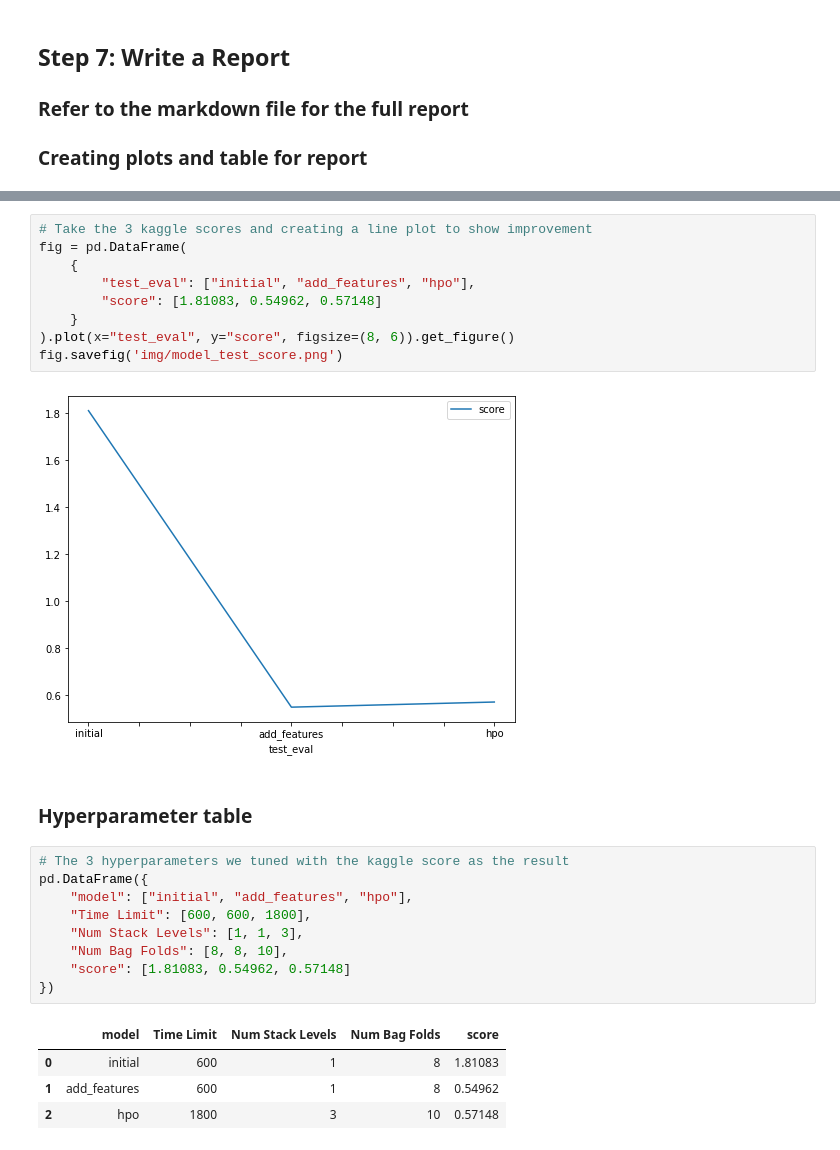
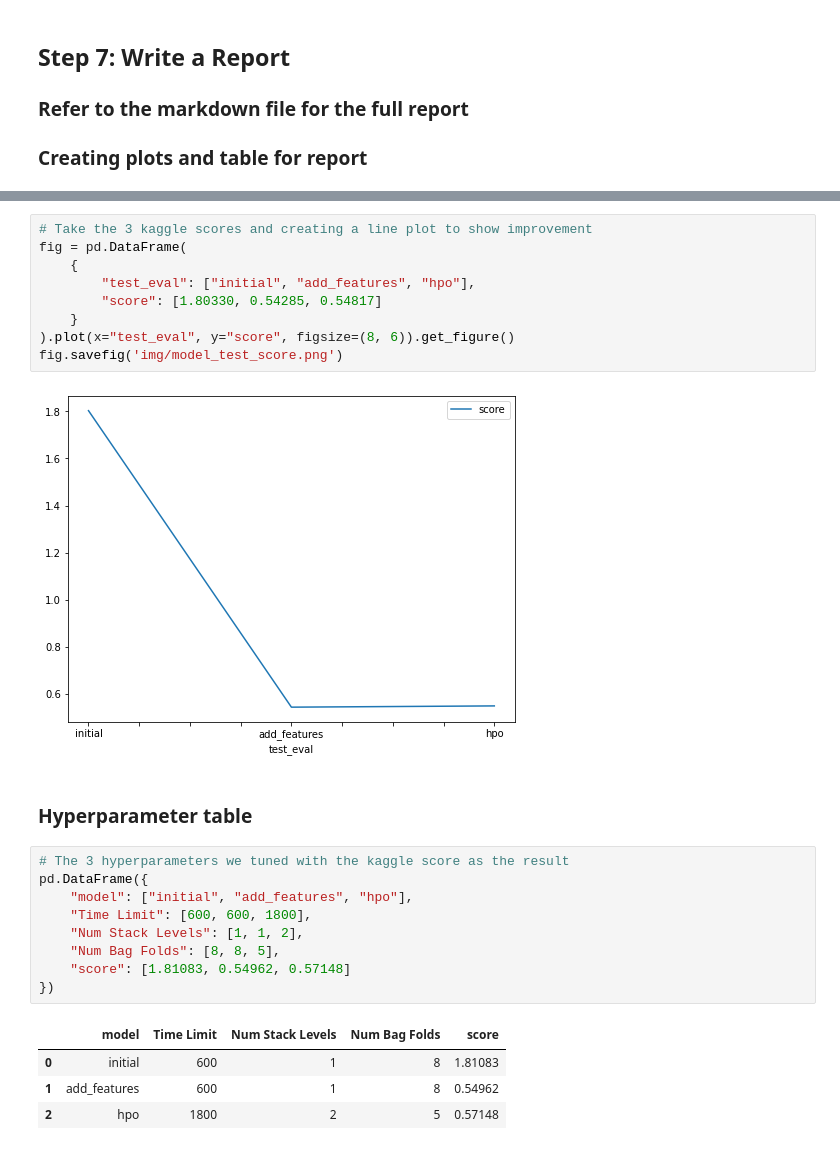
Before and after one commit to MostafaRizk/bike_share_prediction, a Jupyter notebook: project/project.ipynb, the cells around one changed output, grey strips where cells are left out. Drawn from its saved outputs; the diff is of its cells as text.

```diff
--- a/project/project.ipynb
+++ b/project/project.ipynb
@@ -549,14 +562,14 @@ fig.savefig('img/model_train_score.png')
 # %%
 # Take the 3 kaggle scores and creating a line plot to show improvement
 fig = pd.DataFrame(
     {
         "test_eval": ["initial", "add_features", "hpo"],
-        "score": [1.81083, 0.54962, 0.57148]
+        "score": [1.80330, 0.54285, 0.54817]
     }
 ).plot(x="test_eval", y="score", figsize=(8, 6)).get_figure()
 fig.savefig('img/model_test_score.png')
 # %% [output]
-[figure, old version]
+[figure, new version]
 # %% [markdown]
 ### Hyperparameter table
 # %%
@@ -564,12 +577,12 @@ fig.savefig('img/model_test_score.png')
 pd.DataFrame({
     "model": ["initial", "add_features", "hpo"],
     "Time Limit": [600, 600, 1800],
-    "Num Stack Levels": [1, 1, 3],
-    "Num Bag Folds": [8, 8, 10],
+    "Num Stack Levels": [1, 1, 2],
+    "Num Bag Folds": [8, 8, 5],
     "score": [1.81083, 0.54962, 0.57148]
 })
 # %% [output]
 |  | model | Time Limit | Num Stack Levels | Num Bag Folds | score |
 | 0 | initial | 600 | 1 | 8 | 1.81083 |
 | 1 | add_features | 600 | 1 | 8 | 0.54962 |
-| 2 | hpo | 1800 | 3 | 10 | 0.57148 |
+| 2 | hpo | 1800 | 2 | 5 | 0.57148 |
```
Also changed, not shown: parts of 26 cells of this notebook, 7 other files.
